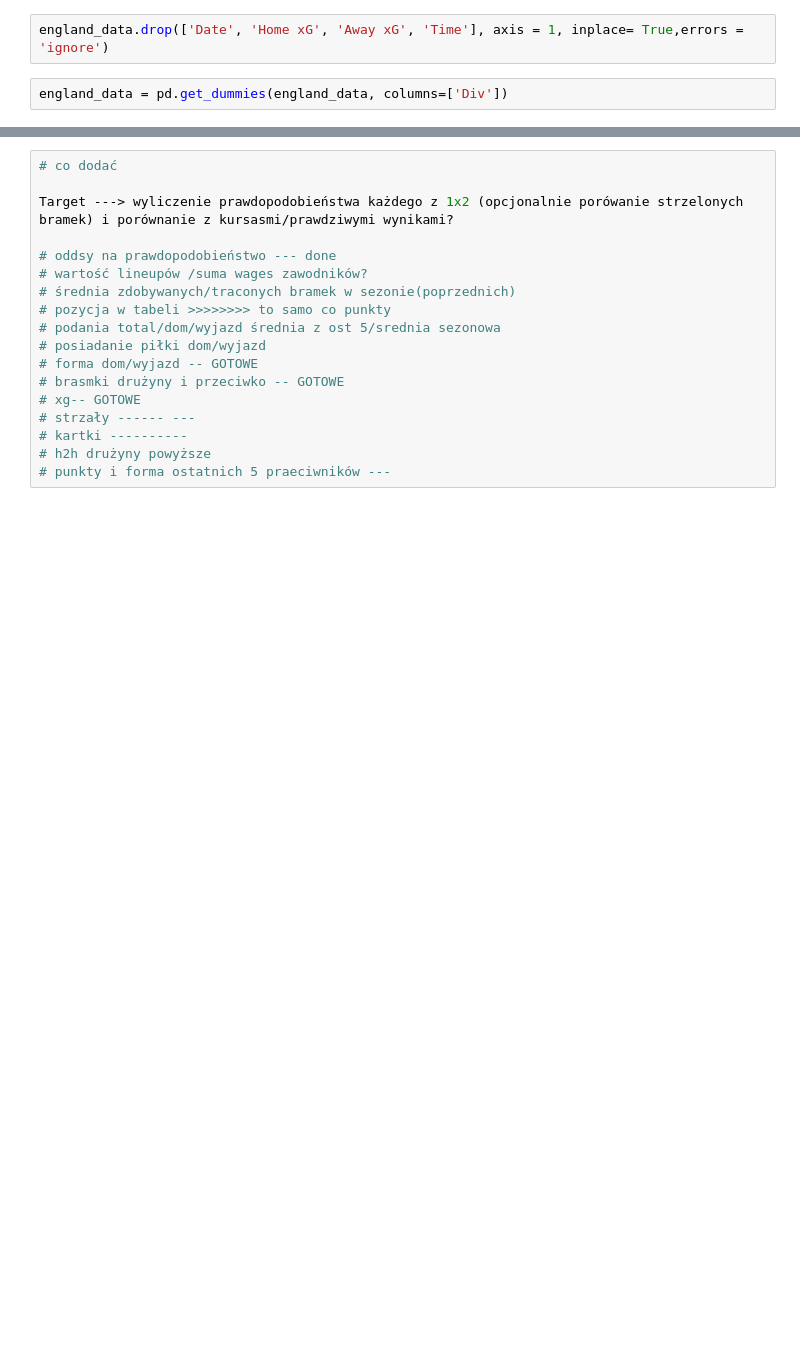
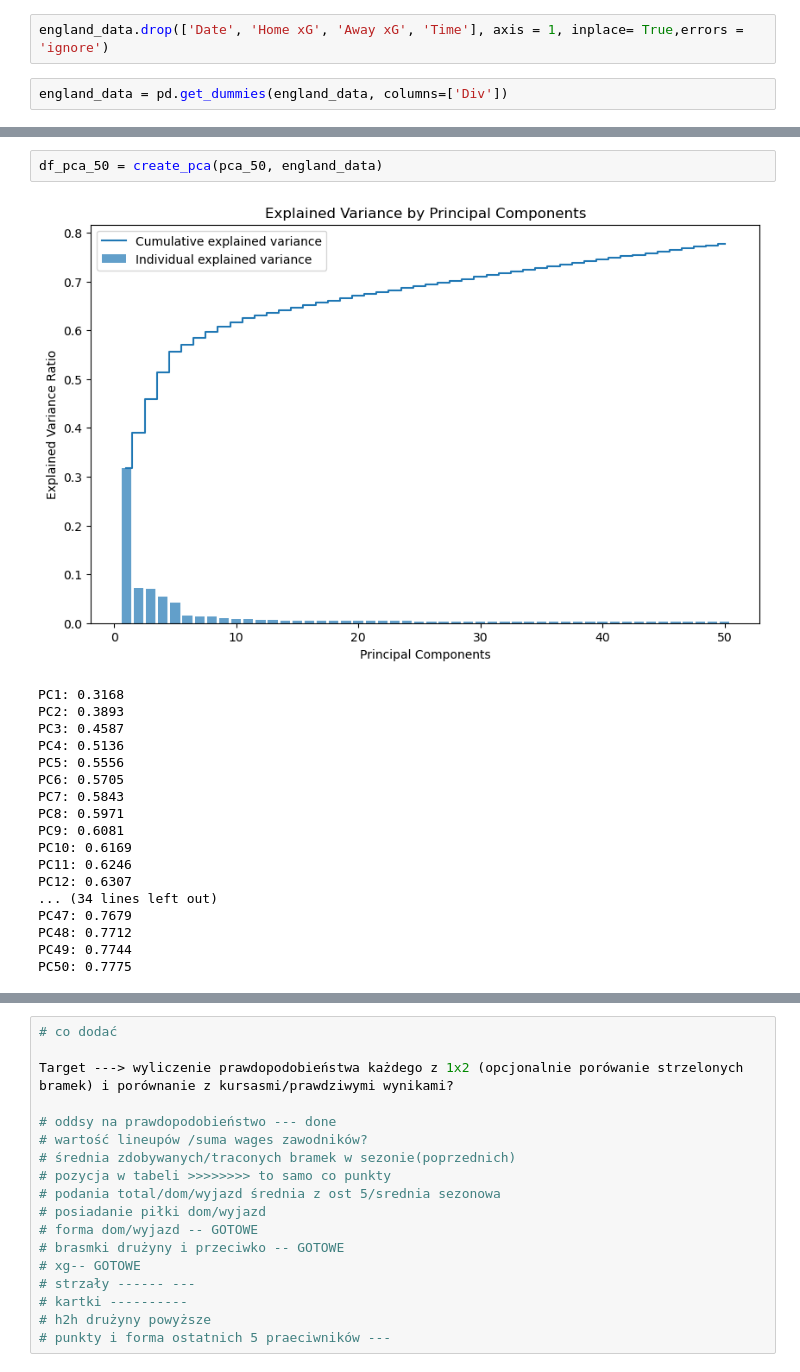
Before and after one commit to mcparaca/Football-betting-model, a Jupyter notebook: Football_predictions_bets_model/Data_preprocessing.ipynb, the cells around one changed output, grey strips where cells are left out. Saved outputs shown, nothing was run; the diff lists cells and outputs as text; blank space fills up the shorter version.

```diff
--- a/Football_predictions_bets_model/Data_preprocessing.ipynb
+++ b/Football_predictions_bets_model/Data_preprocessing.ipynb
@@ -122,0 +263,21 @@ england_data
+# %%
+df_pca_50 = create_pca(pca_50, england_data)
+# %% [output]
+[figure, added]
+PC1: 0.3168
+PC2: 0.3893
+PC3: 0.4587
+PC4: 0.5136
+PC5: 0.5556
+PC6: 0.5705
+PC7: 0.5843
+PC8: 0.5971
+PC9: 0.6081
+PC10: 0.6169
+PC11: 0.6246
+PC12: 0.6307
+... (34 lines left out)
+PC47: 0.7679
+PC48: 0.7712
+PC49: 0.7744
+PC50: 0.7775
```
Also changed, not shown: parts of 23 cells of this notebook, 2 other files.
